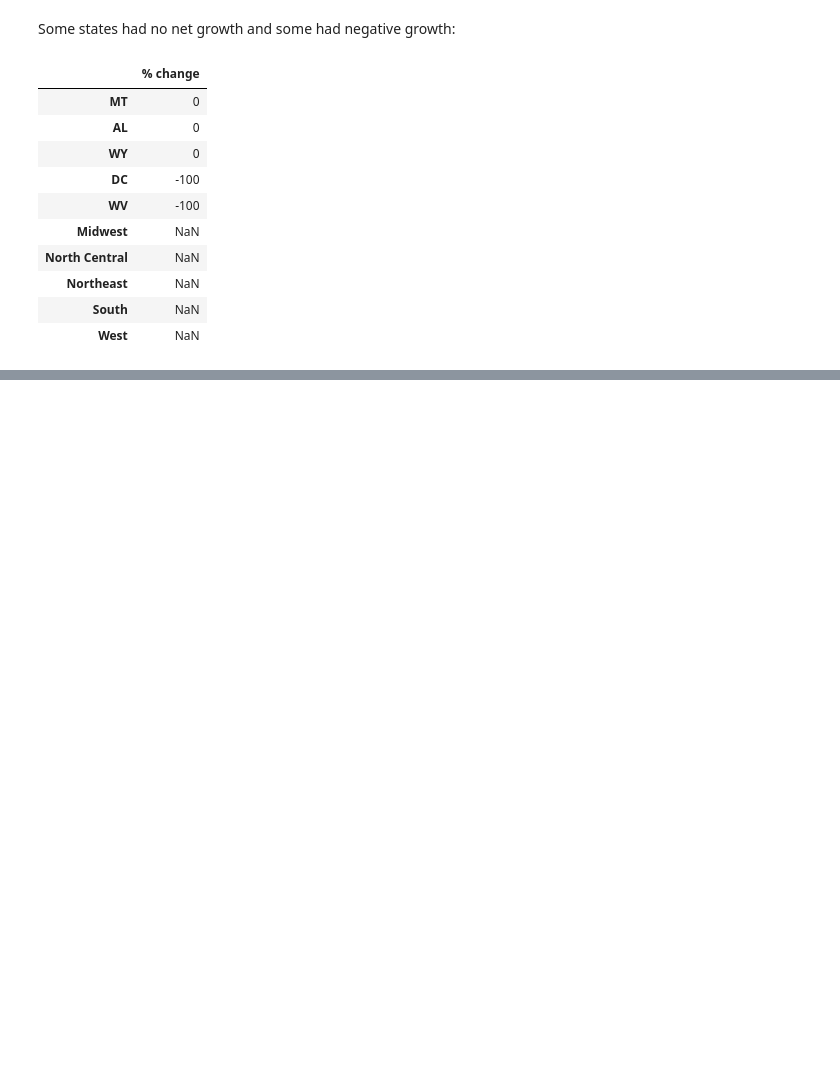
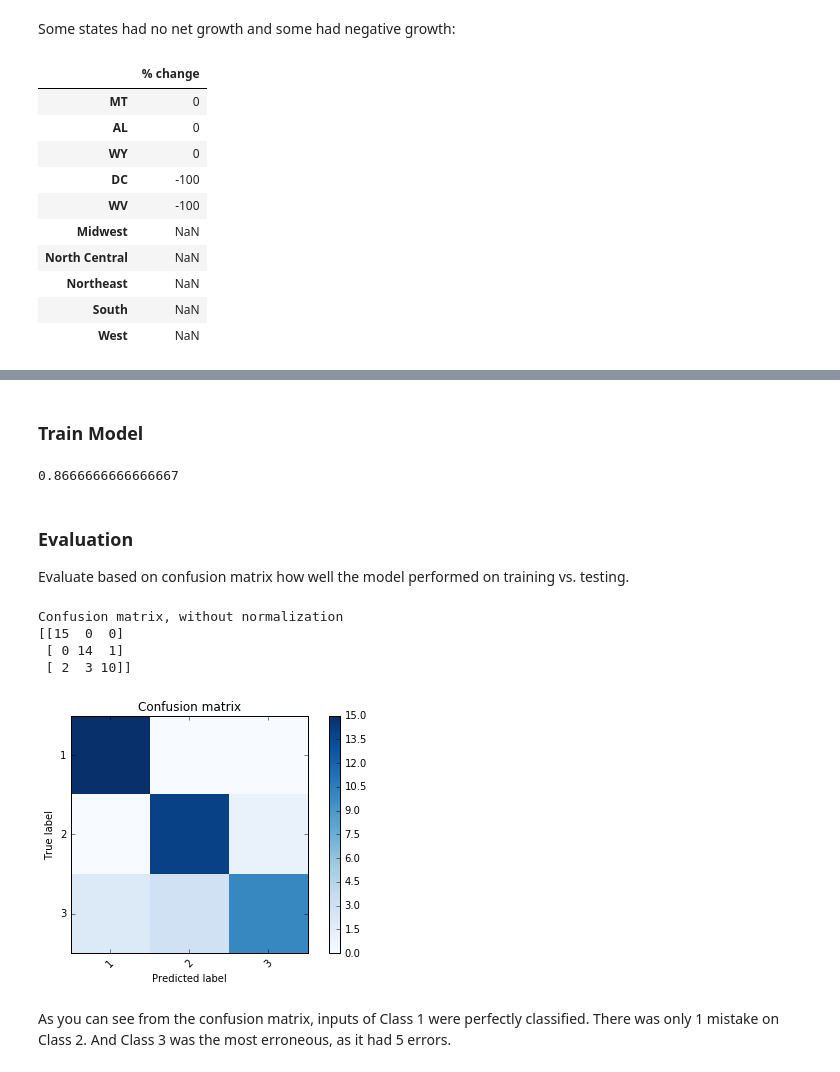
Before and after one commit to eggie5/UCSD-MAS-DSE220, a Jupyter notebook: hmwk1/Hmwk 1.ipynb, the cells around one changed output, grey strips where cells are left out. Drawn from its saved outputs; the diff is of its cells as text; code cells hidden in the pictures; blank space fills up the shorter version.

```diff
--- a/hmwk1/Hmwk 1.ipynb
+++ b/hmwk1/Hmwk 1.ipynb
@@ -262,0 +272,6 @@ ddp.tail(n=10)
+# %%
+wine = np.loadtxt("wine.data", delimiter=',')
+#Get the targets (first column of file)
+Y = wine[:, 0]
+#Remove targets from input data
+X = wine[:, 1:]
@@ -262,0 +282,50 @@ ddp.tail(n=10)
+# %%
+#lets split into a test and training set
+from sklearn.cross_validation import train_test_split
+X_train, X_test, Y_train, Y_test = train_test_split(X, Y, test_size=0.25, random_state=4)
+# %% [markdown]
+### Train Model
+# %%
+clf = tree.DecisionTreeClassifier()
+clf = clf.fit(X_train, Y_train)
+# %%
+clf.score(X_test, Y_test)
+# %% [output]
+0.8666666666666667
+# %% [markdown]
+### Evaluation
+
+Evaluate based on confusion matrix how well the model performed on training vs. testing.
+# %%
+import matplotlib.pyplot as plt
+%matplotlib inline
+def plot_confusion_matrix(cm, title='Confusion matrix', cmap=plt.cm.Blues):
+    plt.imshow(cm, interpolation='nearest', cmap=cmap)
+    plt.title(title)
+    plt.colorbar()
+    tick_marks = np.arange(3)
+    plt.xticks(tick_marks, ["1", "2", "3"], rotation=45)
+    plt.yticks(tick_marks, ["1", "2", "3"])
+    plt.tight_layout()
+    plt.ylabel('True label')
+    plt.xlabel('Predicted label')
+# %%
+# Compute confusion matrix
+from sklearn.metrics import confusion_matrix
+y_true = Y_test
+y_pred = clf.predict(X_test)
+cm = confusion_matrix(y_true, y_pred)
+np.set_printoptions(precision=2)
+print('Confusion matrix, without normalization')
+print(cm)
+plt.figure()
+plot_confusion_matrix(cm)
+plt.show()
+# %% [output]
+Confusion matrix, without normalization
+[[15  0  0]
+ [ 0 14  1]
+ [ 2  3 10]]
+[figure, added]
+# %% [markdown]
+As you can see from the confusion matrix, inputs of Class 1 were perfectly classified. There was only 1 mistake on Class 2. And Class 3 was the most erroneous, as it had 5 errors.
```
Also changed, not shown: parts of 4 cells of this notebook, 2 other files.
